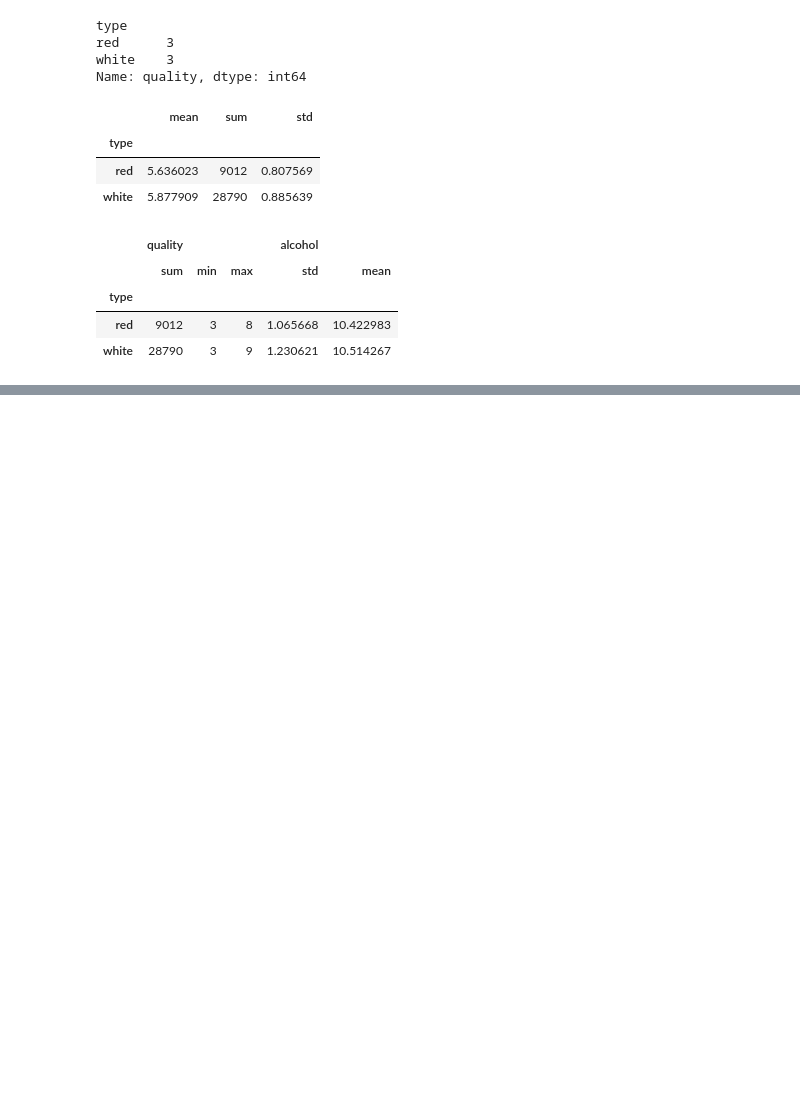
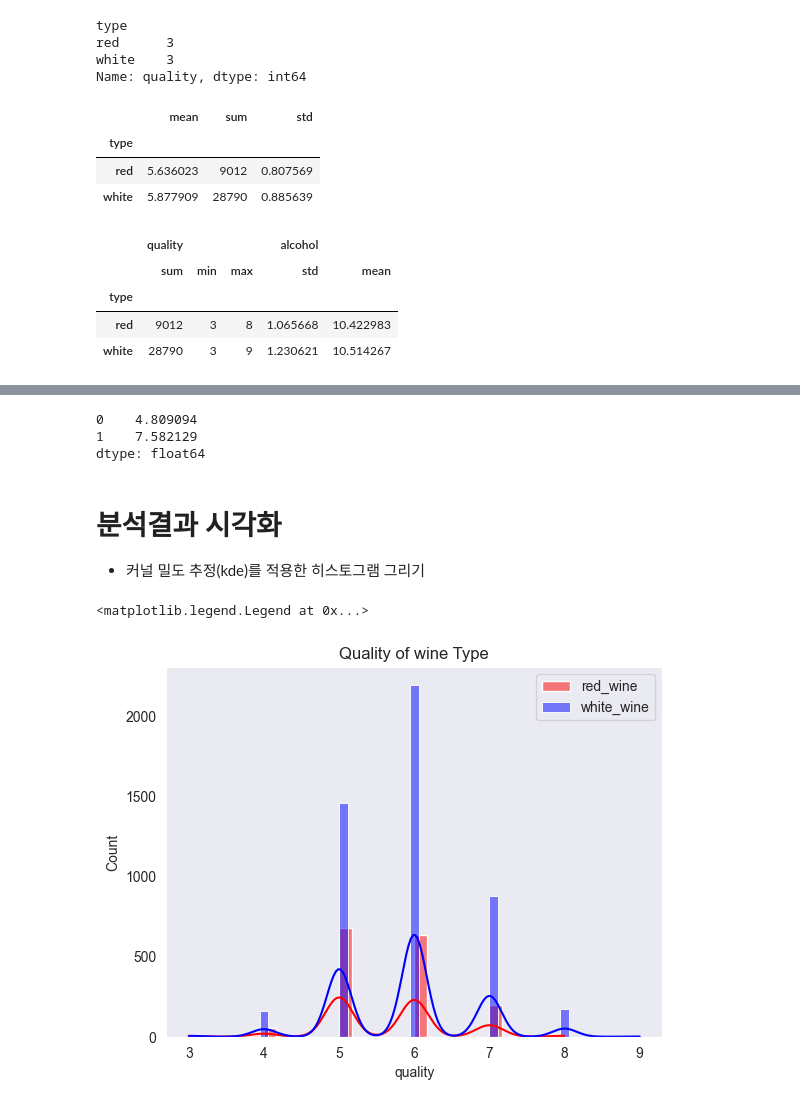
Before and after one commit to Kimohwoo/PythonTest, a Jupyter notebook: winetest.ipynb, the cells around one changed output, grey strips where cells are left out. Drawn from its saved outputs; the diff is of its cells as text; code cells hidden in the pictures; blank space fills up the shorter version.

```diff
--- a/winetest.ipynb
+++ b/winetest.ipynb
@@ -201,0 +275,5 @@ wine.groupby('type').agg({'quality': ['sum', 'min', 'max'], 'alcohol': ['std','m
+# %%
+red_wine_gqality = wine.loc[wine['type']=='red', 'quality']
+white_wine_gqality = wine.loc[wine['type']=='white', 'quality']
+print(red_wine_gqality[:10])
+print(white_wine_gqality[:10])
@@ -201,0 +385,10 @@ wine.groupby('type').agg({'quality': ['sum', 'min', 'max'], 'alcohol': ['std','m
+# %%
+sample2_predict = regression_result.predict(sample2)
+print(sample2_predict)
+# %% [output]
+0    4.809094
+1    7.582129
+dtype: float64
+# %% [markdown]
+# 분석결과 시각화
+- 커널 밀도 추정(kde)를 적용한  히스토그램 그리기
@@ -201,0 +398,11 @@ wine.groupby('type').agg({'quality': ['sum', 'min', 'max'], 'alcohol': ['std','m
+# %%
+# 히스토그램 차트 배경 스타일 설정
+sns.set_style('dark')
+# %%
+sns.histplot(data=red_wine_gqality, kde=True, color='red', label='red_wine')
+sns.histplot(data=white_wine_gqality, kde=True, color='blue', label='white_wine')
+plt.title('Quality of wine Type')
+plt.legend()
+# %% [output]
+<matplotlib.legend.Legend at 0x...>
+[figure, added]
```
Also changed, not shown: parts of 23 cells of this notebook, 4 other files.
